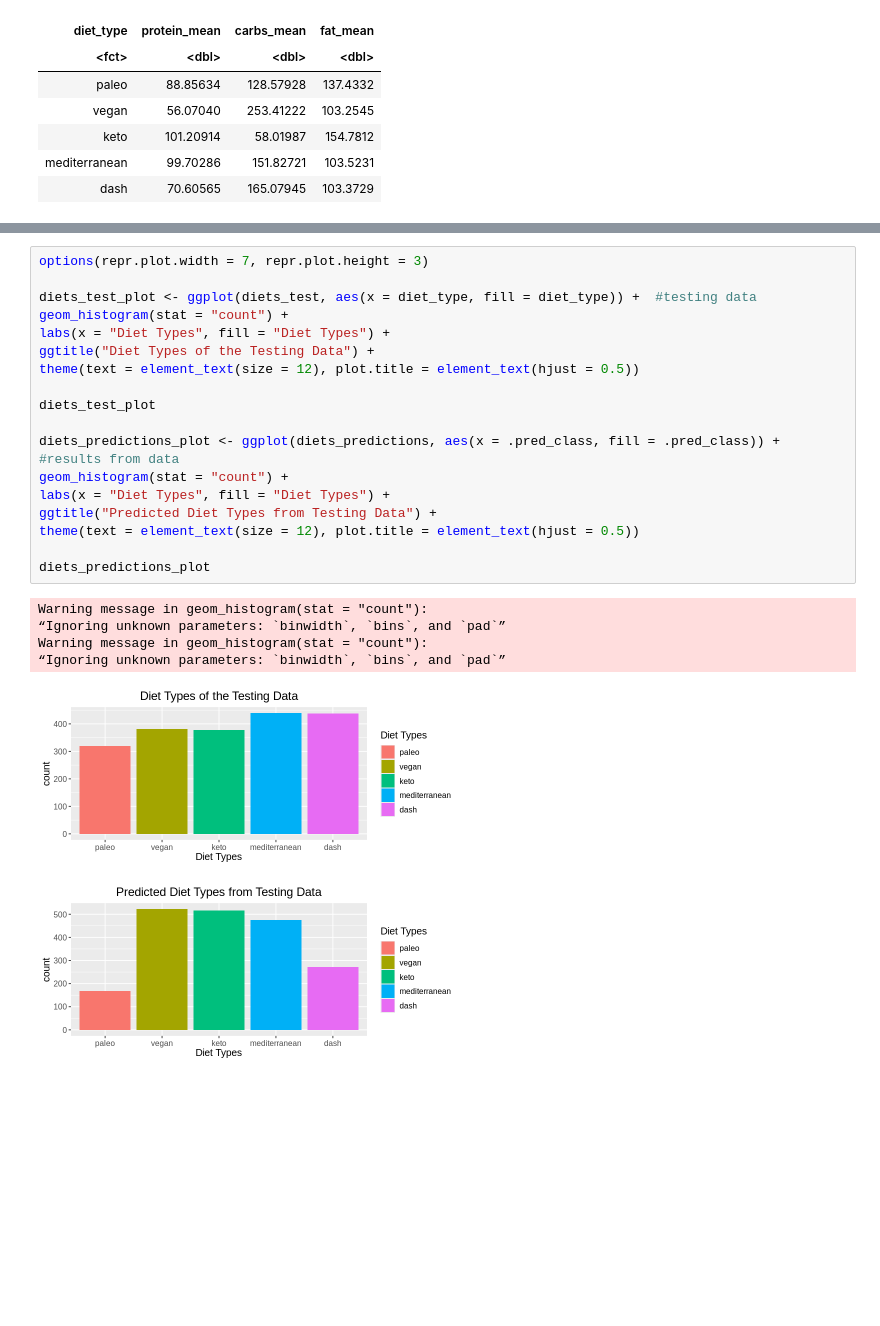
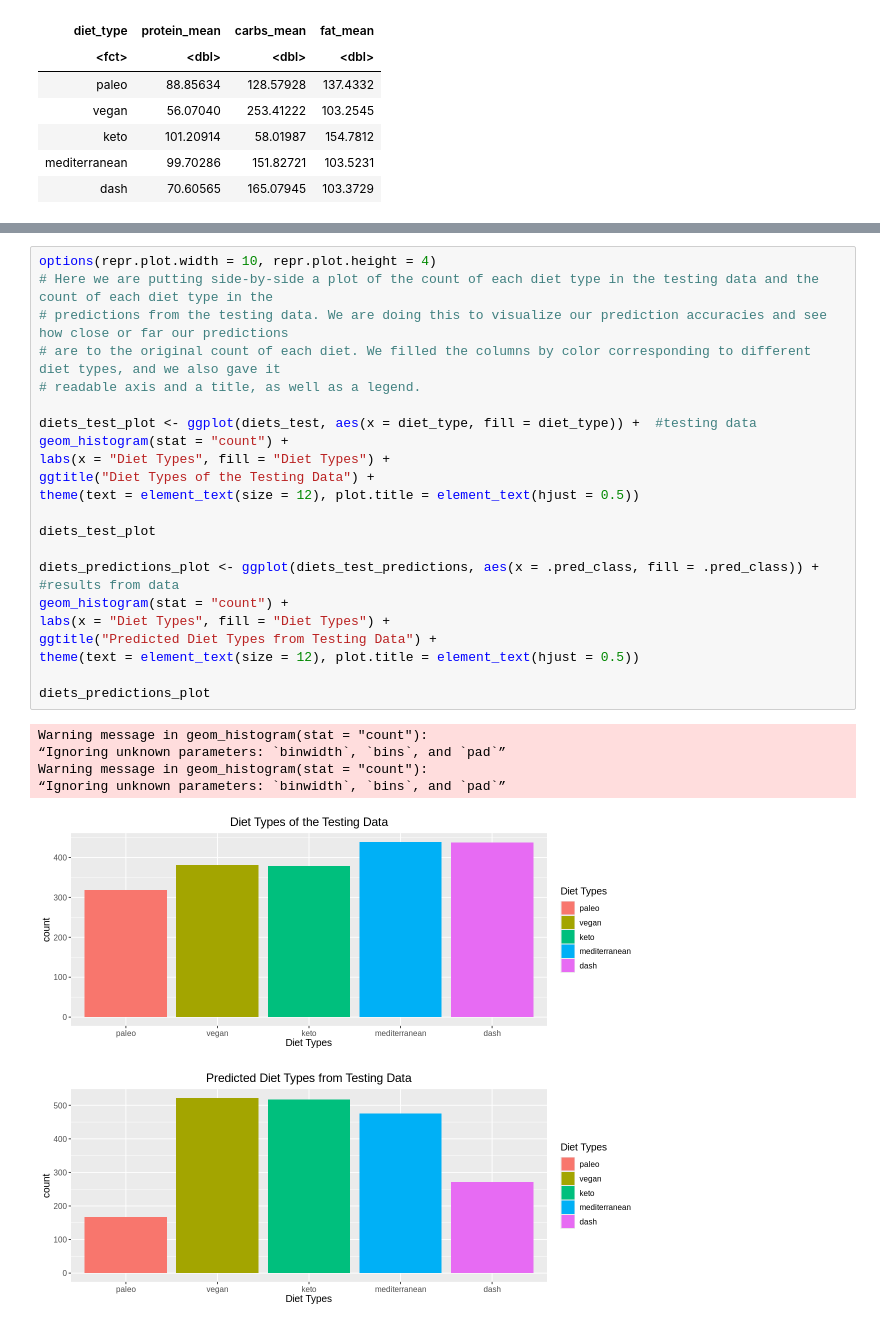
Before and after one commit to mwang516/Foodies, a Jupyter notebook: DSCI 100 Group 10 Project Proposal.ipynb, the cells around one changed output, grey strips where cells are left out. Cells and saved outputs as stored; diff of their text form; blank space fills up the shorter version.

```diff
--- a/DSCI 100 Group 10 Project Proposal.ipynb
+++ b/DSCI 100 Group 10 Project Proposal.ipynb
@@ -247,26 +259,30 @@ Prediction      paleo vegan keto mediterranean dash
 # %%
-options(repr.plot.width = 7, repr.plot.height = 3)
+options(repr.plot.width = 10, repr.plot.height = 4)
+# Here we are putting side-by-side a plot of the count of each diet type in the testing data and the count of each diet type in the
+# predictions from the testing data. We are doing this to visualize our prediction accuracies and see how close or far our predictions
+# are to the original count of each diet. We filled the columns by color corresponding to different diet types, and we also gave it
+# readable axis and a title, as well as a legend.
 
 diets_test_plot <- ggplot(diets_test, aes(x = diet_type, fill = diet_type)) +  #testing data
 geom_histogram(stat = "count") +
 labs(x = "Diet Types", fill = "Diet Types") +
 ggtitle("Diet Types of the Testing Data") +
 theme(text = element_text(size = 12), plot.title = element_text(hjust = 0.5))
 
 diets_test_plot
 
-diets_predictions_plot <- ggplot(diets_predictions, aes(x = .pred_class, fill = .pred_class)) + #results from data
+diets_predictions_plot <- ggplot(diets_test_predictions, aes(x = .pred_class, fill = .pred_class)) + #results from data
 geom_histogram(stat = "count") +
 labs(x = "Diet Types", fill = "Diet Types") +
 ggtitle("Predicted Diet Types from Testing Data") +
 theme(text = element_text(size = 12), plot.title = element_text(hjust = 0.5))
 
 diets_predictions_plot
 # %% [output]
 Warning message in geom_histogram(stat = "count"):
 “Ignoring unknown parameters: `binwidth`, `bins`, and `pad`”
 Warning message in geom_histogram(stat = "count"):
 “Ignoring unknown parameters: `binwidth`, `bins`, and `pad`”
-[figure, old version]
+[figure, new version]
-[figure, old version]
+[figure, new version]
 # %% [markdown]
```
Also changed, not shown: parts of 16 cells of this notebook.
